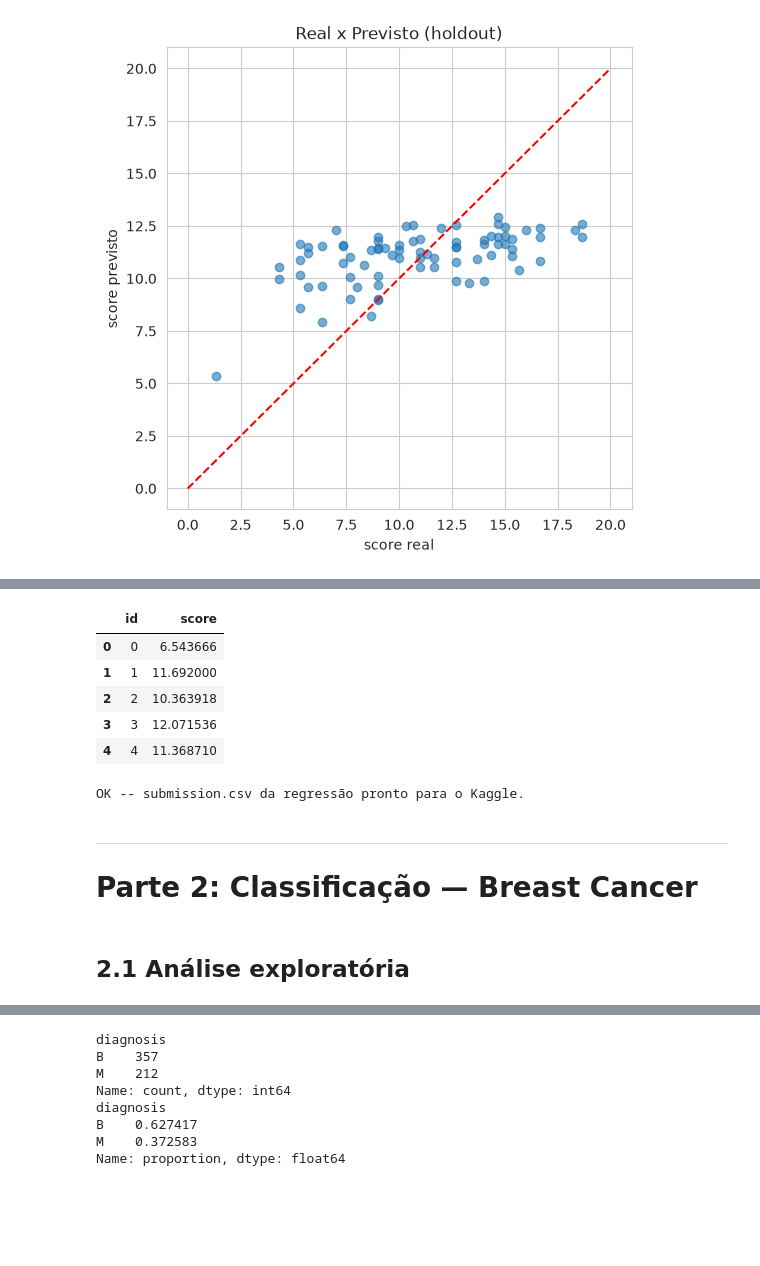
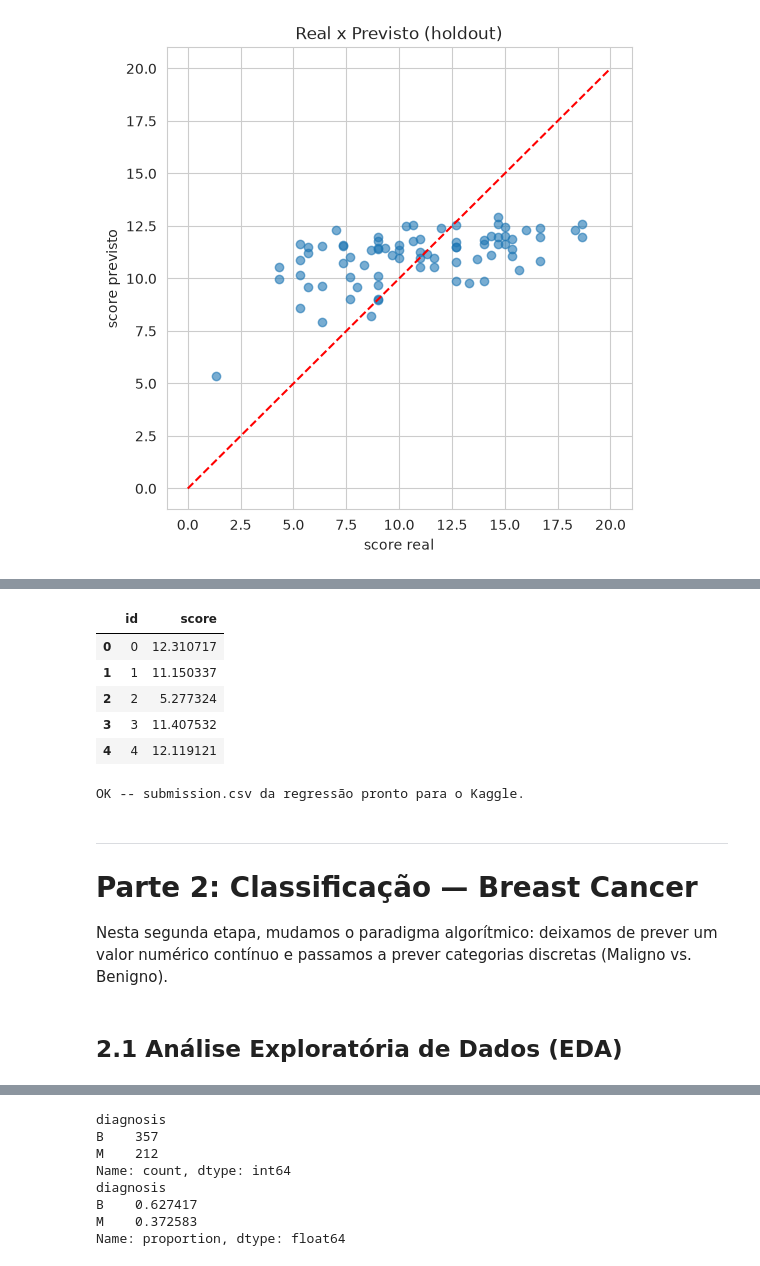
Before and after one commit to UFRJ-Analytica/ufrj-analytica-training, a Jupyter notebook: entregaveis/machine_learning/leticia_pessoa.ipynb, the cells around one changed output, grey strips where cells are left out. Cells and saved outputs as stored; diff of their text form; code cells hidden in the pictures; blank space fills up the shorter version.

```diff
--- a/entregaveis/machine_learning/leticia_pessoa.ipynb
+++ b/entregaveis/machine_learning/leticia_pessoa.ipynb
@@ -374,25 +425,25 @@ plt.show()
 # %%
 # Reajusta o melhor pipeline em TODO o train.csv e gera as previsões para o test.csv
 final_reg_pipe = grid.best_estimator_
 final_reg_pipe.fit(X, y)
 
-test_kaggle = pd.read_csv("regressao/test-kaggle.csv")
-test_pred_reg = final_reg_pipe.predict(test_kaggle)
+test_red = pd.read_csv("regressao/test.csv")
+test_pred_reg = final_reg_pipe.predict(test_red)
 test_pred_reg = np.clip(test_pred_reg, 0, 20)  # score é limitado entre 0 e 20
 
 submission_reg = pd.DataFrame({
     "id": range(len(test_pred_reg)),
     "score": test_pred_reg
 })
 submission_reg.to_csv("regressao/submission.csv", index=False)
 submission_reg.head()
 # %% [output]
 |  | id | score |
-| 0 | 0 | 6.543666 |
-| 1 | 1 | 11.692000 |
-| 2 | 2 | 10.363918 |
-| 3 | 3 | 12.071536 |
-| 4 | 4 | 11.368710 |
+| 0 | 0 | 12.310717 |
+| 1 | 1 | 11.150337 |
+| 2 | 2 | 5.277324 |
+| 3 | 3 | 11.407532 |
+| 4 | 4 | 12.119121 |
 # %%
 # Checagem final antes de submeter
 assert len(submission_reg) == len(test_reg), "número de linhas não bate com test.csv"
@@ -404,6 +455,7 @@ OK -- submission.csv da regressão pronto para o Kaggle.
 # %% [markdown]
 ---
 # Parte 2: Classificação — Breast Cancer
+Nesta segunda etapa, mudamos o paradigma algorítmico: deixamos de prever um valor numérico contínuo e passamos a prever categorias discretas (Maligno vs. Benigno).
 # %% [markdown]
-## 2.1 Análise exploratória
+## 2.1 Análise Exploratória de Dados (EDA)
 # %%
```
Also changed, not shown: parts of 44 cells of this notebook, 4 other files.
